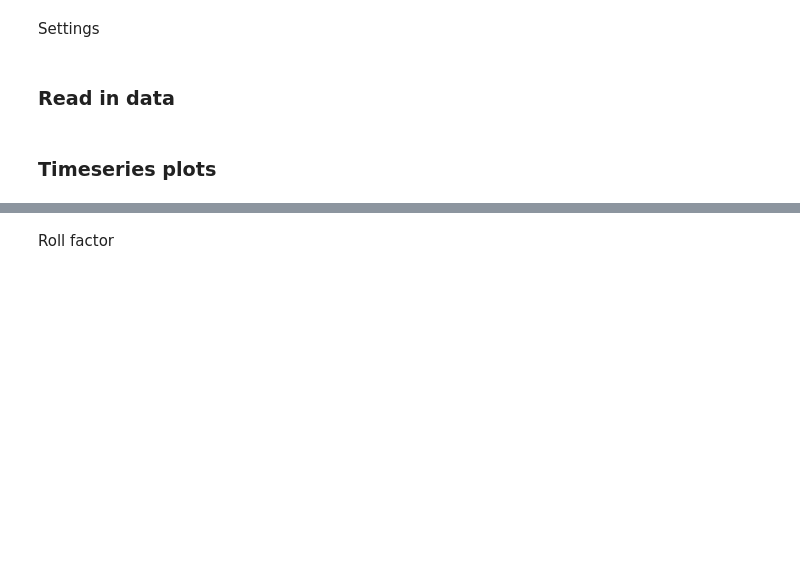
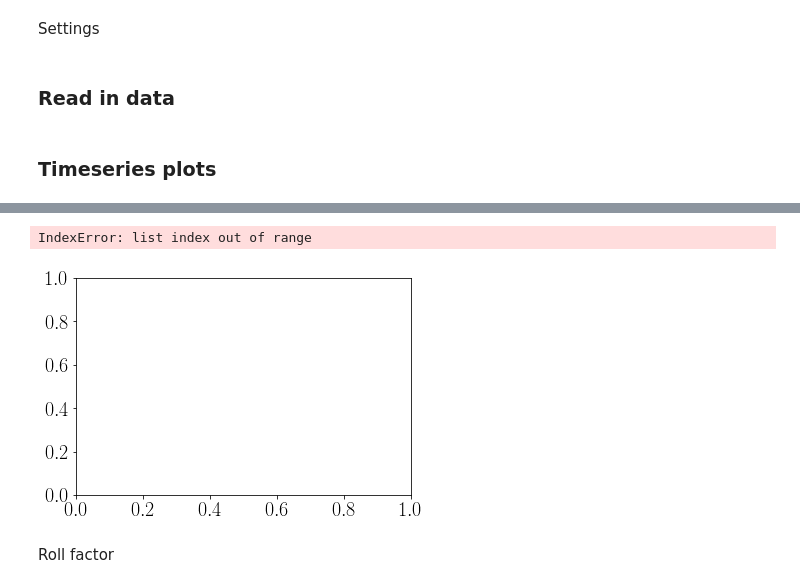
Before and after one commit to Salesky-ABL/ABL_Transition, a Jupyter notebook: plotting/plot_transition.ipynb, the cells around one changed output, grey strips where cells are left out. Cells and saved outputs as stored; diff of their text form; code cells hidden in the pictures; blank space fills up the shorter version.

```diff
--- a/plotting/plot_transition.ipynb
+++ b/plotting/plot_transition.ipynb
@@ -46,36 +48,33 @@ norm_time = False
 # %%
 # volumetric stats
 stats = xr.open_dataset(f"{dnc}{t0}_{t1}_stats.nc")
-# find which timestep t0 occurs
-jt = abs(stats.time.values - 0).argmin()
 # calculate large eddy turnover time
-TL = stats.zi.isel(time=jt) / stats.wstar.isel(time=jt)
+TL = stats.zi.isel(time=0) / stats.wstar.isel(time=0)
 TL = TL / 3600
 # convert time to hours
 stats["time"] = stats.time / 3600 + t0hr
-# stats = stats.where(stats.time >= 8, drop=True)
-# stats = stats.where(stats.time <= 15, drop=True)
 # center time around forcing change
-stats["time"] = stats.time# - 10
+stats["time"] = stats.time
+ntime = stats.time.size
 
-# roll factor
-R = []
-h = heights * 100
-h = h.astype(int)
-for i in h:
-    r = xr.load_dataarray(f"{dnc}rollfactor_zzi{i}_raw.nc")
-    R.append(r)
-# convert time to hours and center around surface forcing change
-for i, r in enumerate(R):
-    r["time"] = (r.time) / 3600 + t0hr# - 10
+# # roll factor
+# R = []
+# h = heights * 100
+# h = h.astype(int)
+# for i in h:
+#     r = xr.load_dataarray(f"{dnc}rollfactor_zzi{i}_raw.nc")
+#     R.append(r)
+# # convert time to hours
+# for i, r in enumerate(R):
+#     r["time"] = (r.time) / 3600 + t0hr
 
 # autocorrelation
-R2d = xr.open_dataset(f"{dnc}R_2d.nc")
+R2d = xr.open_dataset(f"{dnc}R_2d_rot.nc")
 # convert time to hours and center around surface forcing change
-R2d["time"] = R2d.time / 3600 + t0hr# - 10
+R2d["time"] = R2d.time / 3600 + t0hr
 
 # length scales
-# length = xr.open_dataset(f"{dnc}")
+ls = xr.open_dataset(f"{dnc}{t0}_{t1}_length_scale_rot.nc")
 
 # normalize time by TL if desired
 if norm_time:
@@ -138,3 +151,13 @@ plt.close()
+# %%
+fig, ax = plt.subplots()
+
+ax.plot(stats.zi_L.rolling(time=12).mean(), R[0].rolling(time=12).mean())
+
+ax.set_ylabel("$R$")
+ax.set_xlabel("$-z_i/L$")
+# %% [output]
+IndexError: list index out of range
+[figure, added]
 # %% [markdown]
 Roll factor
 # %%
```
Also changed, not shown: parts of 5 cells of this notebook, 9 other files.
